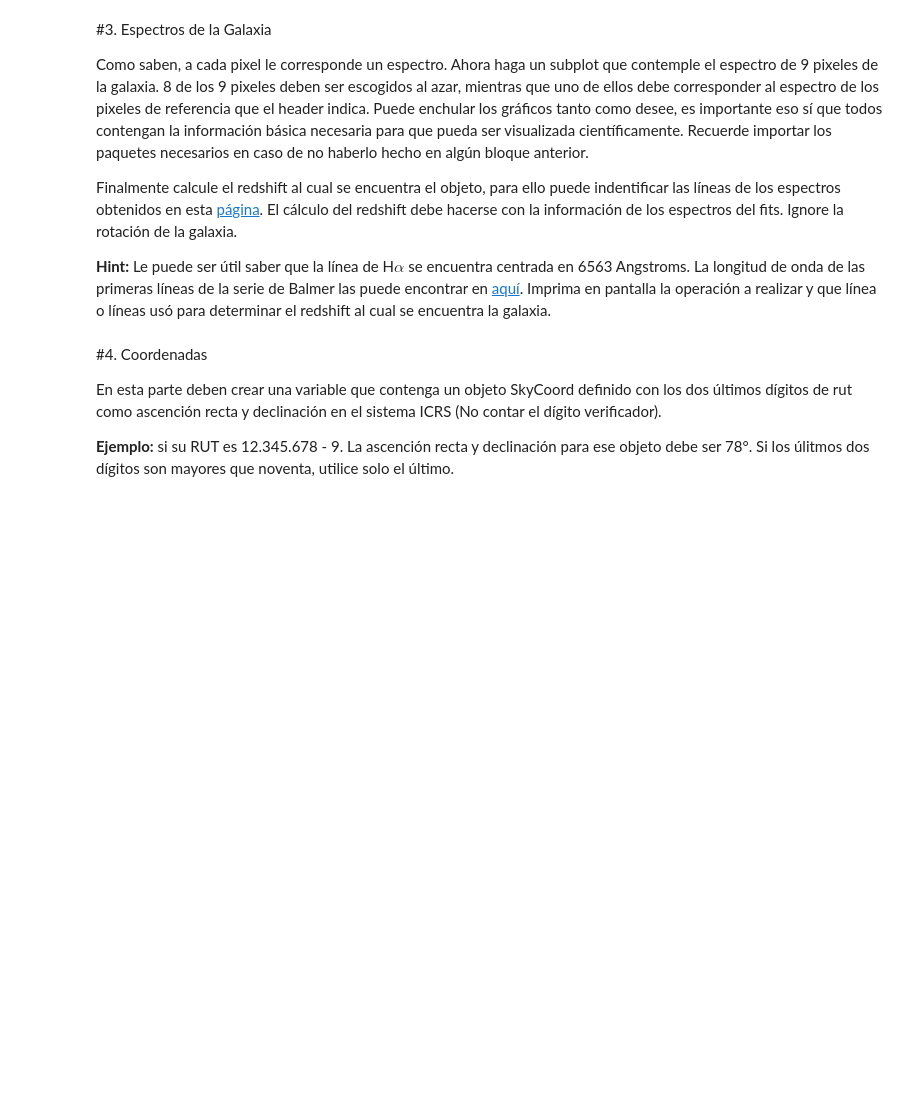
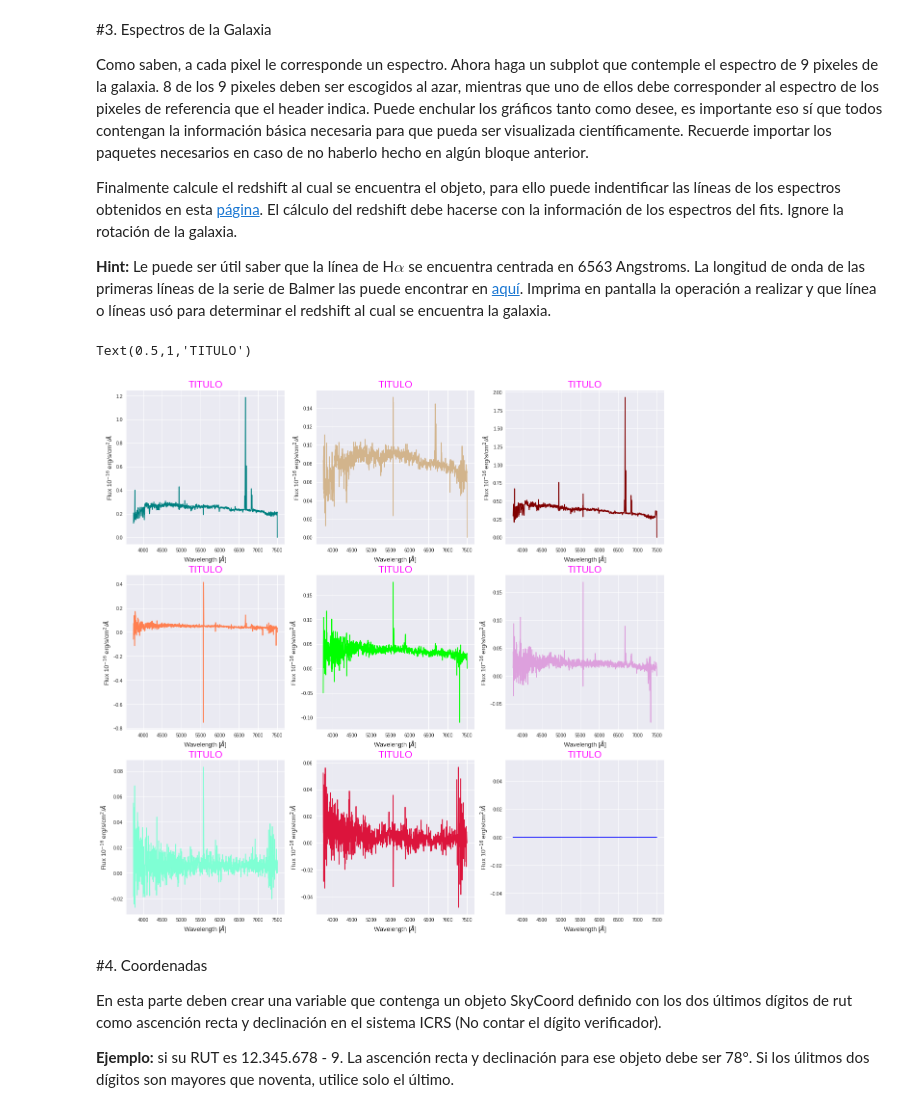
Before and after one commit to PaulaBDS/minitarea4, a Jupyter notebook: minitarea4.ipynb, the cells around one changed output. Drawn from its saved outputs; the diff is of its cells as text; code cells hidden in the pictures; blank space fills up the shorter version.

```diff
--- a/minitarea4.ipynb
+++ b/minitarea4.ipynb
@@ -140,3 +160,72 @@ Como saben, a cada pixel le corresponde un espectro. Ahora haga un subplot que c
 Finalmente calcule el redshift al cual se encuentra el objeto, para ello puede indentificar las líneas de los espectros obtenidos en esta [página](http://skyserver.sdss.org/dr15/en/tools/chart/navi.aspx). El cálculo del redshift debe hacerse con la información de los espectros del fits. Ignore la rotación de la galaxia.
 
 **Hint:** Le puede ser útil saber que la línea de H$\alpha$ se encuentra centrada en 6563 Angstroms. La longitud de onda de las primeras líneas de la serie de Balmer las puede encontrar en [aquí](https://es.wikipedia.org/wiki/L%C3%ADneas_de_Balmer). Imprima en pantalla la operación a realizar y que línea o líneas usó para determinar el redshift al cual se encuentra la galaxia.
+# %%
+
+delt3 = np.arange(0,header['NAXIS3'])
+step3 = delt3*header['CD3_3']
+lo = step3 + header['CRVAL3']
+
+# Se crea la figura con los subplots
+fig, ax = plt.subplots(nrows=3, ncols=3, figsize=(20,20))
+
+
+# espectro de los pixeles de referencia
+
+ax[0,0].plot(lo,data[:,34,35], c='teal')
+ax[0,0].set_xlabel('Wavelength [$\AA$]', size=13)
+ax[0,0].set_ylabel('Flux 10$^{-16}$ erg/s/cm$^2$/$\AA$', size=13)
+ax[0,0].set_title('TITULO', size=20, color='magenta')
+
+
+# espectros de otros pixeles:
+
+ax[0,1].plot(lo,data[:,30,40], c='tan')
+ax[0,1].set_xlabel('Wavelength [$\AA$]', size=13)
+ax[0,1].set_ylabel('Flux 10$^{-16}$ erg/s/cm$^2$/$\AA$', size=13)
+ax[0,1].set_title('TITULO', size=20, color='magenta')
+
+
+ax[0,2].plot(lo,data[:,30,30], c='maroon')
+ax[0,2].set_xlabel('Wavelength [$\AA$]', size=13)
+ax[0,2].set_ylabel('Flux 10$^{-16}$ erg/s/cm$^2$/$\AA$', size=13)
+ax[0,2].set_title('TITULO', size=20, color='magenta')
+
+
+ax[1,0].plot(lo,data[:,20,34], c='coral')
+ax[1,0].set_xlabel('Wavelength [$\AA$]', size=13)
+ax[1,0].set_ylabel('Flux 10$^{-16}$ erg/s/cm$^2$/$\AA$', size=13)
+ax[1,0].set_title('TITULO', size=20, color='magenta')
+
+
+ax[1,1].plot(lo,data[:,25,20], c='lime')
+ax[1,1].set_xlabel('Wavelength [$\AA$]', size=13)
+ax[1,1].set_ylabel('Flux 10$^{-16}$ erg/s/cm$^2$/$\AA$', size=13)
+ax[1,1].set_title('TITULO', size=20, color='magenta')
+
+
+ax[1,2].plot(lo,data[:,15,34], c='plum')
+ax[1,2].set_xlabel('Wavelength [$\AA$]', size=13)
+ax[1,2].set_ylabel('Flux 10$^{-16}$ erg/s/cm$^2$/$\AA$', size=13)
+ax[1,2].set_title('TITULO', size=20, color='magenta')
+
+
+ax[2,0].plot(lo,data[:,10,60], c='aquamarine')
+ax[2,0].set_xlabel('Wavelength [$\AA$]', size=13)
+ax[2,0].set_ylabel('Flux 10$^{-16}$ erg/s/cm$^2$/$\AA$', size=13)
+ax[2,0].set_title('TITULO', size=20, color='magenta')
+
+
+ax[2,1].plot(lo,data[:,70,40], c='crimson')
+ax[2,1].set_xlabel('Wavelength [$\AA$]', size=13)
+ax[2,1].set_ylabel('Flux 10$^{-16}$ erg/s/cm$^2$/$\AA$', size=13)
+ax[2,1].set_title('TITULO', size=20, color='magenta')
+
+
+ax[2,2].plot(lo,data[:,71,77], c='b')
+ax[2,2].set_xlabel('Wavelength [$\AA$]', size=13)
+ax[2,2].set_ylabel('Flux 10$^{-16}$ erg/s/cm$^2$/$\AA$', size=13)
+ax[2,2].set_title('TITULO', size=20, color='magenta')
+# %% [output]
+Text(0.5,1,'TITULO')
+[figure, added]
```
Also changed, not shown: parts of 2 cells of this notebook.
